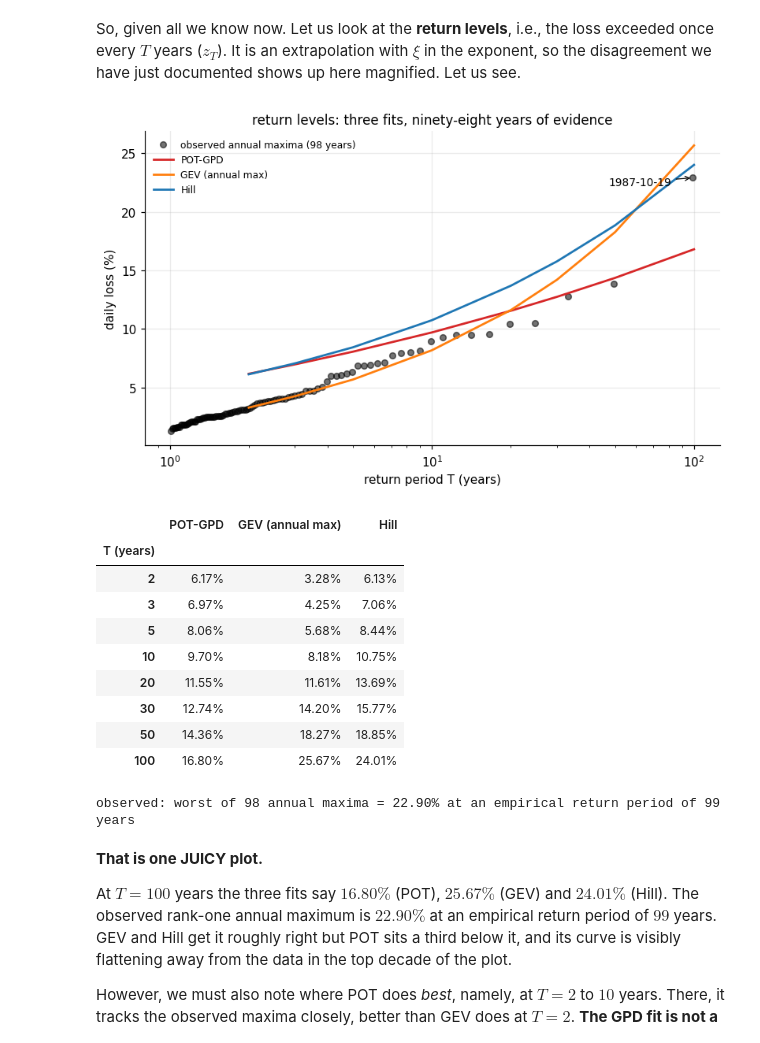
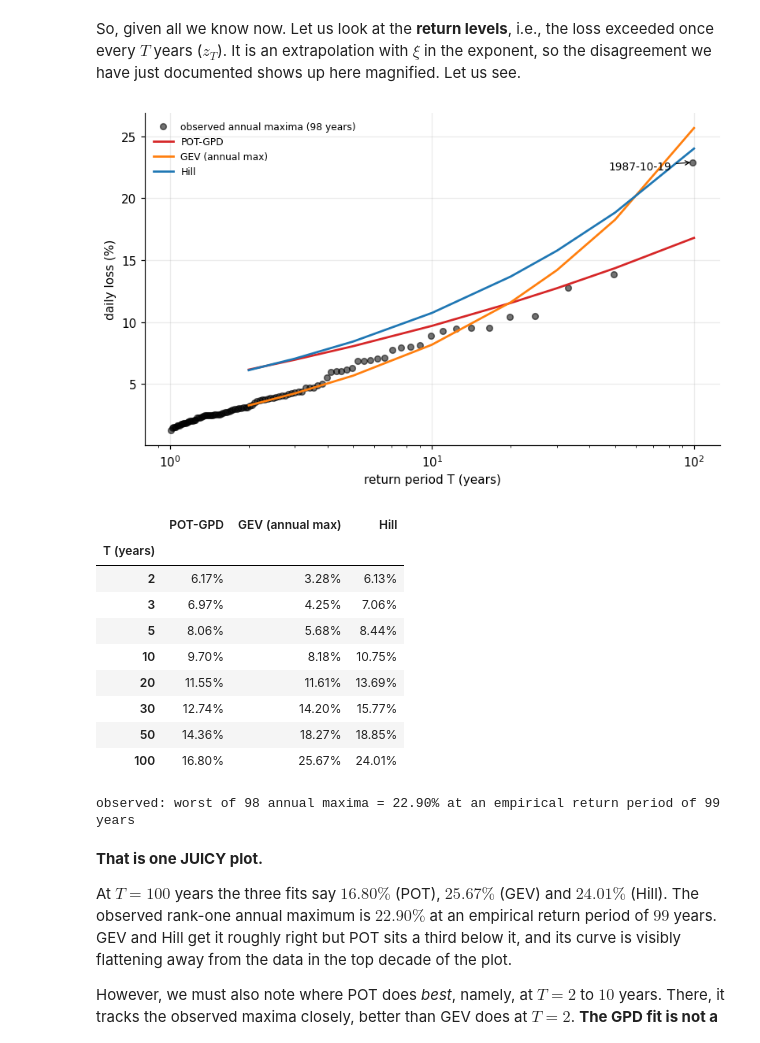
Before and after one commit to MarcoGaloppo/EVT-FatTails-PreAsymptotics, a Jupyter notebook: narrative_evt_market_data.ipynb, the cells around one changed output. Saved outputs shown, nothing was run; the diff lists cells and outputs as text; code cells hidden in the pictures.

```diff
--- a/narrative_evt_market_data.ipynb
+++ b/narrative_evt_market_data.ipynb
@@ -848,33 +845,32 @@ So, given all we know now. Let us look at the **return levels**, i.e., the loss
 # %%
 Ts = np.array([2, 3, 5, 10, 20, 30, 50, 100])
 a_h, k_h = hill(Lg[Lg > 0], 250), 250
 u_h = xp[k_h]
 lev = pd.DataFrame({
     "T (years)": Ts,
     "POT-GPD": [pot_var_es(Lg, u, 1 / (t * 252))["var"] for t in Ts],
     "GEV (annual max)": [gev_return_level(xi_g, mu_g, sg_g, t) for t in Ts],
     "Hill": [u_h * ((k_h / NG) / (1 / (t * 252))) ** (1 / a_h) for t in Ts],
 }).set_index("T (years)")
 
 mx_sorted = np.sort(mx)[::-1]
 emp_T = (len(mx) + 1) / np.arange(1, len(mx) + 1)          # Gumbel plotting positions
 
 fig, ax = plt.subplots(figsize=(7.4, 4.6))
 ax.semilogx(emp_T, 100 * mx_sorted, "o", ms=5, color="k", alpha=.55,
             label=f"observed annual maxima ({len(mx)} years)")
 for c_, lab in ((C3, "POT-GPD"), (C1, "GEV (annual max)"), (C0, "Hill")):
     ax.semilogx(Ts, 100 * lev[lab], "-", lw=1.8, color=c_, label=lab)
 ax.annotate("1987-10-19", (99, 100 * W), xytext=(-70, -6), textcoords="offset points",
             fontsize=9, arrowprops=dict(arrowstyle="->", lw=.8))
-ax.set(xlabel="return period T (years)", ylabel="daily loss (%)",
-       title="return levels: three fits, ninety-eight years of evidence")
+ax.set(xlabel="return period T (years)", ylabel="daily loss (%)")
 ax.legend(fontsize=8)
 plt.tight_layout(); plt.show()
 display(lev.apply(lambda s: s.map("{:.2%}".format)))
 print(f"observed: worst of {len(mx)} annual maxima = {100*W:.2f}% at an empirical return period "
       f"of {(len(mx)+1)/1:.0f} years")
 # %% [output]
-[figure, old version]
+[figure, new version]
 |  | POT-GPD | GEV (annual max) | Hill |
 | T (years) |  |  |  |
 | 2 | 6.17% | 3.28% | 6.13% |
```
Also changed, not shown: parts of 38 cells of this notebook.
